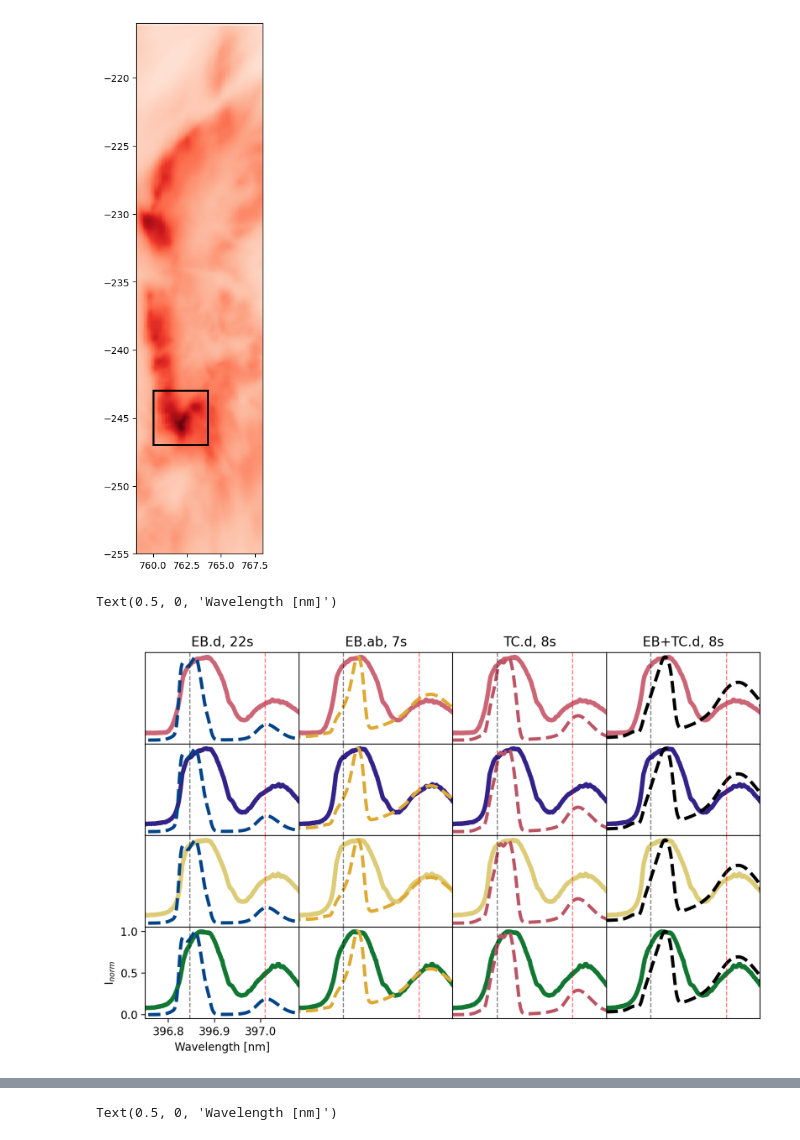
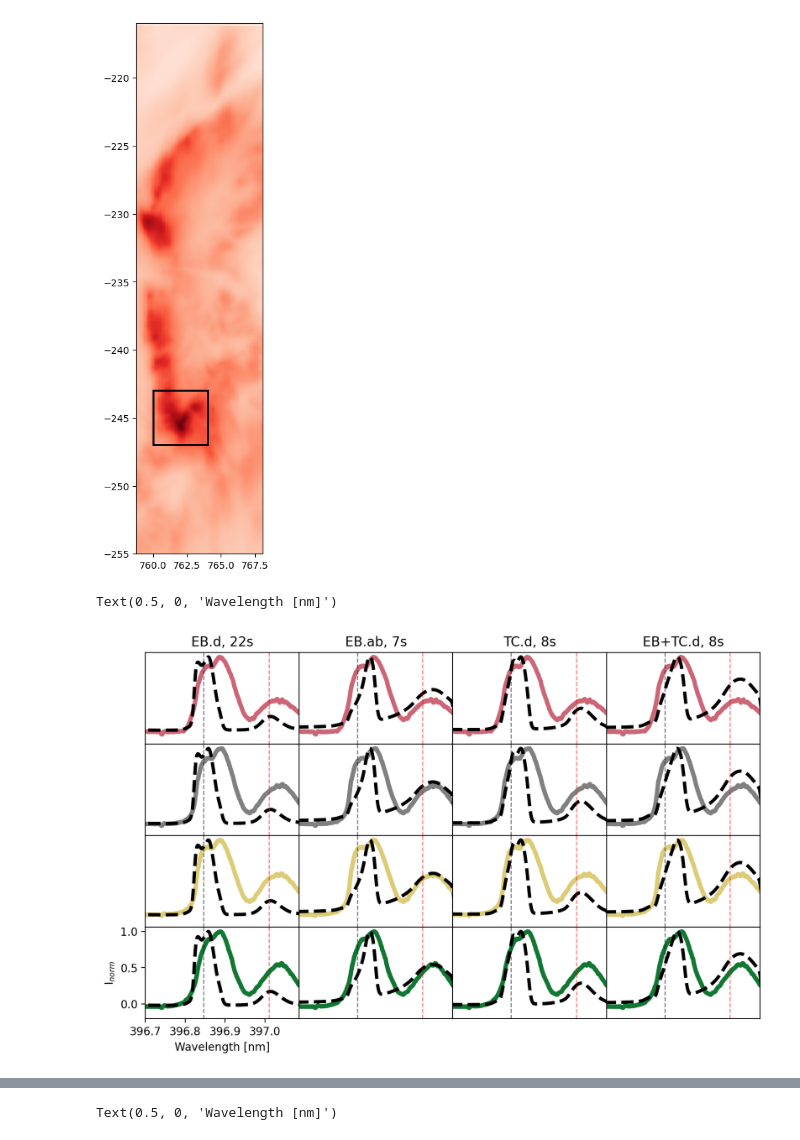
Before and after one commit to coletamburri2112/Flare_Patrol_Analysis, a Jupyter notebook: NOTEBOOKS/11_Aug_2024_Flare_Paper_Plots/11Aug2024_DKIST_RADYN+RH_CaIIH_Heps.ipynb, the cells around one changed output, grey strips where cells are left out. Drawn from its saved outputs; the diff is of its cells as text; code cells hidden in the pictures.

Commit message:
composite modeling and masking for relaxation phase spec

```diff
--- a/NOTEBOOKS/11_Aug_2024_Flare_Paper_Plots/11Aug2024_DKIST_RADYN+RH_CaIIH_Heps.ipynb
+++ b/NOTEBOOKS/11_Aug_2024_Flare_Paper_Plots/11Aug2024_DKIST_RADYN+RH_CaIIH_Heps.ipynb
@@ -170,7 +170,7 @@ def find_nearest(array, value):
     return array[idx],idx
 # %%
 #load DKIST spectra
-dkist_file = '/Users/coletamburri/Desktop/11_Aug_2024_Cclass_Flare/Processed_ViSP_VBI_11Aug2024/ViSP_spectra_processed_11Aug24_CaII.npz'
+dkist_file = '/Users/coletamburri/Desktop/11Aug2024_Cclass_CaIIH_calib_bestseeing.npz'
 dkist_file = np.load(dkist_file)
 
 
@@ -233,7 +196,7 @@ modelnameqs05 = '11Aug_Cclass_A_final_0s_mu0.5.npz' #same for all
 modelnameqs0 = 'rhf1d_11Aug_Cclass_A_final_0s_mu0.npz' #same for all
 
 feature = 'red' #red or deepheating or symmetric or blueshift
-saving = 1 # if saving pixel values to file
+saving = 0 # if saving pixel values to file
 models = []
 # for redshift figure
 if feature == 'red':
@@ -246,9 +209,14 @@ elif feature == 'deepheating':
     models.append('11Aug_Cclass_deepheating_12s_mu0.5.npz')# also deepheating at 12s with mu close to 0.5?
     models.append('rhf1d_11Aug_Cclass_deepheating_12s_mu0.npz')# also deepheating at 12s with mu close to 0?
 elif feature == 'symmetric':
-    models.append('11Aug_Cclass_A_final_36s_7vt_mu1.npz') #time-consistent model for region AB
+    models.append('11Aug_Cclass_A_final_36s_5vt_mu1.npz') #time-consistent model for region AB
     models.append('11Aug_Cclass_A_final_36s_7vt_mu0.5.npz')#same but at mu=0.5
-    models.append('11Aug_Cclass_A_final_36s_nonuniform_mu0.5.npz') #first attempt at nonuniform vt, mu=0.5
+    models.append('11Aug_Cclass_A_final_36s_5vt_mu0.5.npz')#same but at mu=0.5
+
+    #extra models - to explain small redshifts?
+    models.append('11Aug_Cclass_A_final_7s_mu1.npz') #region AB, 7s (big redshift)
+    models.append('rhf1d_11Aug_Cclass_EB+TC_8s_mu1.npz') # region D, EB+TC, 8s (more redshift than TC
+    #models.append('11Aug_Cclass_A_final_36s_nonuniform_mu0.5.npz') #first attempt at nonuniform vt, mu=0.5
 elif feature == 'blueshift':
     models.append('rhf1d_11Aug_Cclass_D_proton_35s_mu1.npz') # proton beam at 35 post-RH
     models.append('11Aug_Cclass_regionD_proton_21s_mu1.npz') # proton beam at 21 post-RH
@@ -366,7 +318,10 @@ else:
 
 for i in range(len(choice_is)):
     for i in range(len(choice_is)):
-        ax.scatter(x_select[int(choice_is[i])],y_select[int(choice_is[i])],100,marker='o',c=colors[i])
+        if i==1:
+            ax.scatter(x_select[int(choice_is[i])],y_select[int(choice_is[i])],100,marker='o',c='grey',edgecolor='black')
+        else:
+            ax.scatter(x_select[int(choice_is[i])],y_select[int(choice_is[i])],100,marker='o',c=colors[i],edgecolor='black')
 
 if feature =='blueshift':
     print("no")
@@ -495,7 +450,7 @@ for i in range(len(models)):
         yconv1=psf_adjust(model1_copy_wl,model1_copy_int,fwhm,dkist_wl)
 
     if feature=='symmetric':
-        if i==1 or i==2:
+        if i==0 or i==3 or i == 4:
             model_choiceqs = np.load(base+modelnameqs1)
             caiih_indsh20 = np.where((model_choice1['wl_rh']>396.7) & (model_choice1['wl_rh']< 397.94))
 
@@ -511,6 +466,21 @@ for i in range(len(models)):
             yconv1=psf_adjust(model1_copy_wl,model1_copy_int,fwhm,dkist_wl)
 
     if feature=='blueshift':
+        model_choiceqs = np.load(base+modelnameqs1)
+        caiih_indsh20 = np.where((model_choice1['wl_rh']>396.7) & (model_choice1['wl_rh']< 397.94))
+
+        model_choice1_wl = model_choice1['wl_rh'][caiih_indsh20]
+        model_choice1_int = model_choice1['int_rh'][caiih_indsh20]
+        model_choice1_wlshift = model_choice1_wl-lamb0
+        model_choice1_wlshift_hep = model_choice1_wl-lamb1
+
+        model1_copy_int = model_choice1_int
+        model1_copy_wl = model_choice1_wl
+        yconvqs = psf_adjust(model_choiceqs_wl,model_choiceqs_int,fwhm,dkist_wl)
+
+        yconv1=psf_adjust(model1_copy_wl,model1_copy_int,fwhm,dkist_wl)
+
+    if feature == 'red':
         model_choiceqs = np.load(base+modelnameqs1)
         caiih_indsh20 = np.where((model_choice1['wl_rh']>396.7) & (model_choice1['wl_rh']< 397.94))
 
@@ -604,34 +574,38 @@ choice_is = [3,5,6,7]
 colors=tol_colors.tol_cset('muted')
 
 modcolors=tol_colors.tol_cset('high-contrast')
 
 modstyles = ['--','--','--','--']
 fig,ax=plt.subplots(4,4,dpi=200,figsize=(10,6))
 for i in range(len(choice_is)):
     for j in range(len(modelscomp)):
-        ax[i,j].plot(dkist_wl,normalize_range(dkist_int[lowvisp+int(cc[choice_is[i]][0]),:,int(cc[choice_is[i]][1])]),alpha=1,linewidth=4,c=colors[i])
-        ax[i,j].plot(dkist_wl,normalize_range(modelscomp[j]),linewidth=3,color=modcolors[j],linestyle=modstyles[j])
-        ax[i,j].set_xlim([396.75,397.084])
+        if i == 1:
+            ax[i,j].plot(dkist_wl,normalize_range(dkist_int[lowvisp+int(cc[choice_is[i]][0]),:,int(cc[choice_is[i]][1])],contmin=lowvisp+100),alpha=1,linewidth=4,c='grey')
+        else:
+            ax[i,j].plot(dkist_wl,normalize_range(dkist_int[lowvisp+int(cc[choice_is[i]][0]),:,int(cc[choice_is[i]][1])],contmin=lowvisp+100),alpha=1,linewidth=4,c=colors[i])
+
+        ax[i,j].plot(dkist_wl,normalize_range(modelscomp[j],contmin=lowvisp),linewidth=3,color='black',linestyle=modstyles[j])
+        ax[i,j].set_xlim([396.7,397.086])
 
         if i!=3 or j!=0:
             ax[i,j].set_xticks([])
             ax[i,j].set_yticks([])
 
 
 
         ax[i,j].axvline(396.846,c='black',linestyle='dashed',linewidth=1,alpha=0.5)
 
         ax[i,j].axvline(397.01,c='red',linestyle='dashed',linewidth=1,alpha=0.5)
 
 ax[0,0].set_title('EB.d, 22s')
 ax[0,1].set_title('EB.ab, 7s')
 ax[0,2].set_title('TC.d, 8s')
 ax[0,3].set_title('EB+TC.d, 8s')
 
 fig.subplots_adjust(hspace=0, wspace=0)
 
 ax[3,0].set_ylabel(r'I$_{norm}$')
 ax[3,0].set_xlabel('Wavelength [nm]')
 # %% [output]
 Text(0.5, 0, 'Wavelength [nm]')
-[figure, old version]
+[figure, new version]
```
Also changed, not shown: parts of 15 cells of this notebook, 3 other files.
